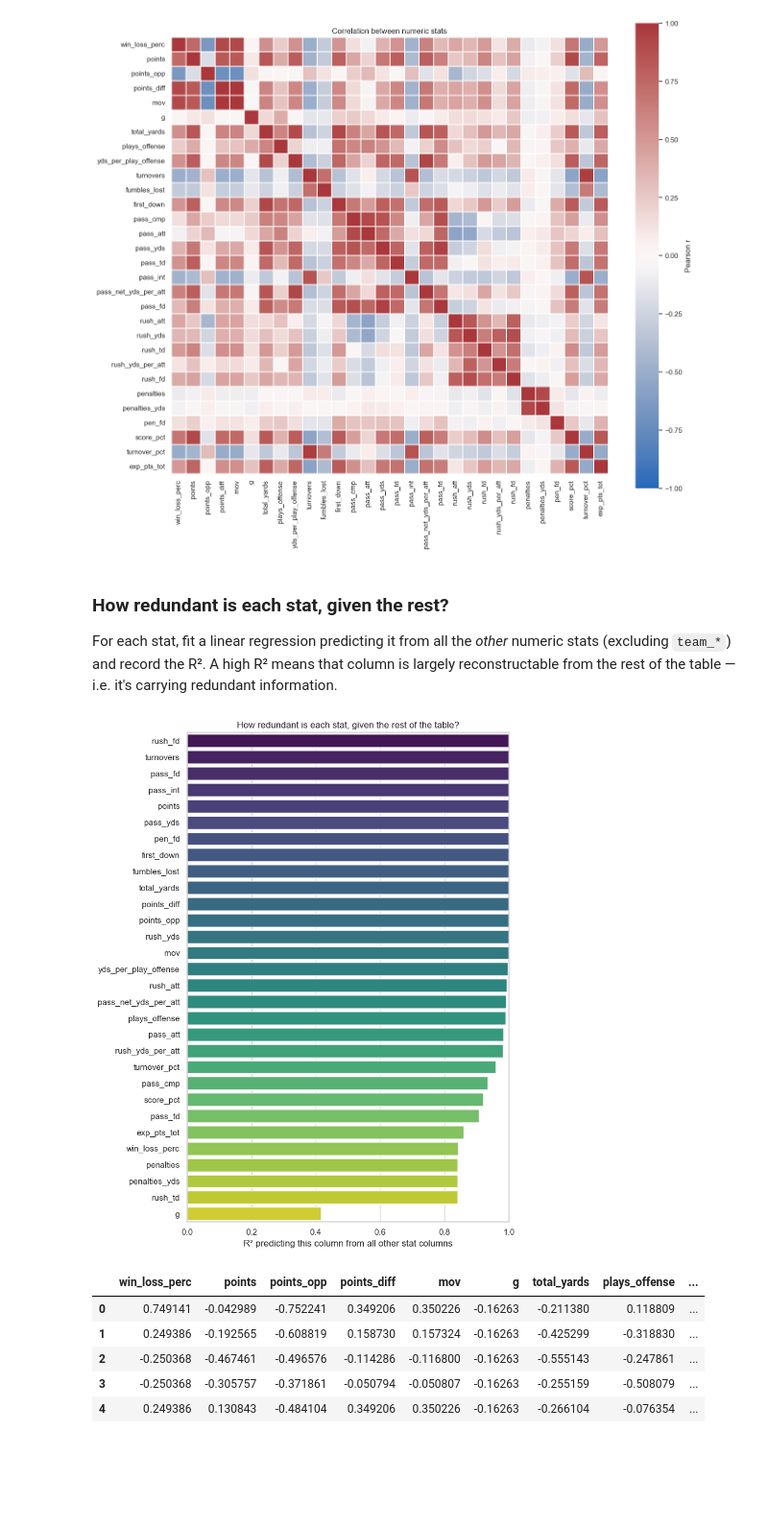
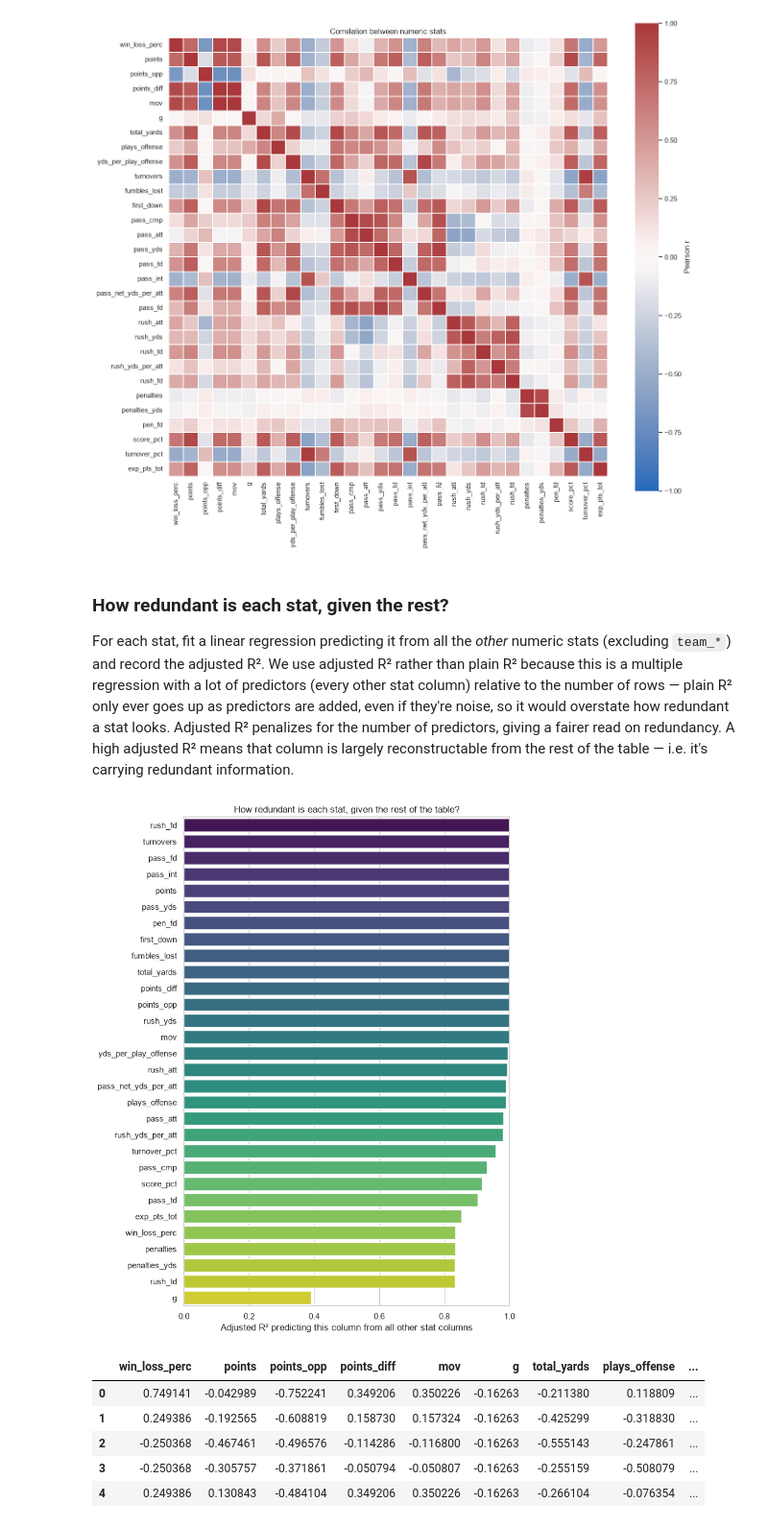
Before and after one commit to ID06-crypto/MA214Proj1, a Jupyter notebook: Data Exploration.ipynb, the cells around one changed output. Shown at 96% size. Drawn from its saved outputs; the diff is of its cells as text; code cells hidden in the pictures; blank space fills up the shorter version.

Commit message:
adjusted r2 to r2 adjusted becuase this is multiple regression

```diff
--- a/Data Exploration.ipynb
+++ b/Data Exploration.ipynb
@@ -142,32 +142,40 @@ plt.show()
 # %% [markdown]
 ### How redundant is each stat, given the rest?
 
-For each stat, fit a linear regression predicting it from all the *other* numeric stats (excluding `team_*`) and record the R². A high R² means that column is largely reconstructable from the rest of the table — i.e. it's carrying redundant information.
+For each stat, fit a linear regression predicting it from all the *other* numeric stats (excluding `team_*`) and record the adjusted R². We use adjusted R² rather than plain R² because this is a multiple regression with a lot of predictors (every other stat column) relative to the number of rows — plain R² only ever goes up as predictors are added, even if they're noise, so it would overstate how redundant a stat looks. Adjusted R² penalizes for the number of predictors, giving a fairer read on redundancy. A high adjusted R² means that column is largely reconstructable from the rest of the table — i.e. it's carrying redundant information.
 # %%
-# For each stat, see how well it can be reconstructed (R^2) from all the
-# OTHER stat columns via linear regression. A high R^2 means that column
-# carries little information beyond what's already in the rest of the table.
+# For each stat, see how well it can be reconstructed (adjusted R^2) from all
+# the OTHER stat columns via linear regression. We use adjusted R^2 instead of
+# plain R^2 since this is a multiple regression with many predictors relative
+# to the number of rows -- plain R^2 can't go down as predictors are added,
+# even useless ones, so it would inflate how redundant a column looks.
+# Adjusted R^2 penalizes for the number of predictors, so a high value here
+# means that column carries little information beyond what's already in the
+# rest of the table.
 r2_scores = {}
+n = len(df)
 for col in stat_cols:
     X_other = df[stat_cols].drop(columns=[col])
     y_col = df[col]
+    p = X_other.shape[1]
 
     lr = LinearRegression()
     lr.fit(X_other, y_col)
-    r2_scores[col] = r2_score(y_col, lr.predict(X_other))
+    r2 = r2_score(y_col, lr.predict(X_other))
+    r2_scores[col] = 1 - (1 - r2) * (n - 1) / (n - p - 1)
 
-r2_df = pd.Series(r2_scores, name="R^2").sort_values(ascending=False)
+r2_df = pd.Series(r2_scores, name="Adjusted R^2").sort_values(ascending=False)
 
 fig, ax = plt.subplots(figsize=(8, 10))
 sns.barplot(x=r2_df.values, y=r2_df.index, hue=r2_df.index, palette="viridis", legend=False, ax=ax)
-ax.set_xlabel("R² predicting this column from all other stat columns")
+ax.set_xlabel("Adjusted R² predicting this column from all other stat columns")
 ax.set_ylabel("")
 ax.set_title("How redundant is each stat, given the rest of the table?")
 ax.set_xlim(0, 1)
 plt.tight_layout()
 plt.show()
 # %% [output]
-[figure, old version]
+[figure, new version]
 # %%
 # Mean-center every column (including the team_* dummies), then scale by
 # each column's max absolute value so everything ends up roughly in [-1, 1].
```
Also changed, not shown: parts of 2 cells of this notebook.
